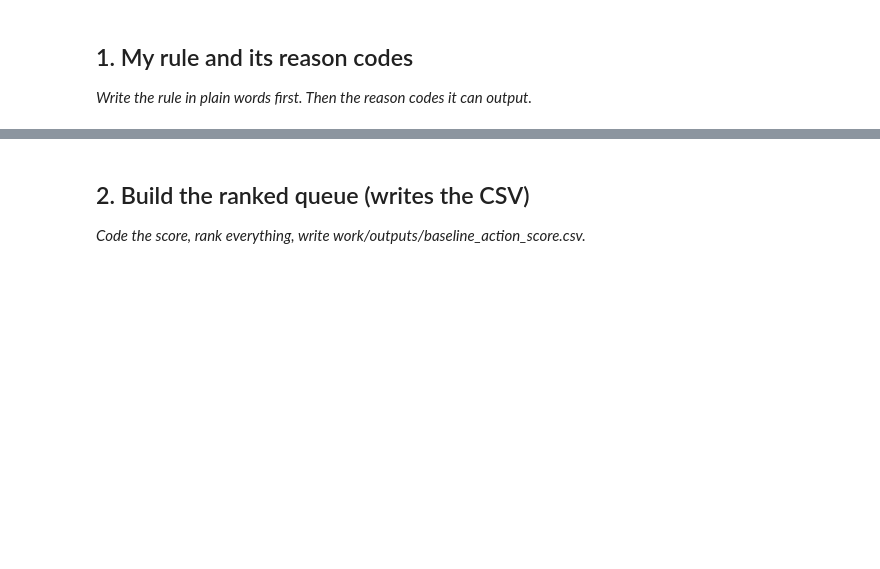
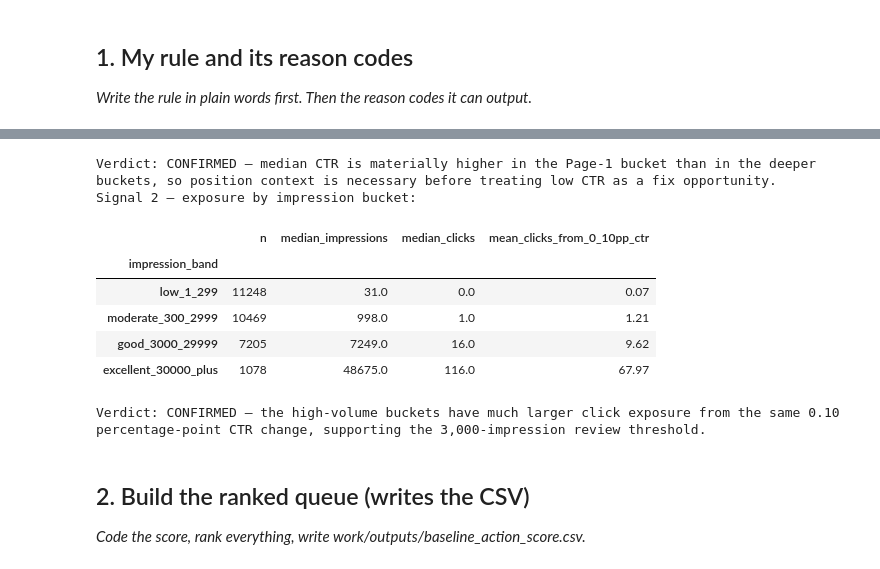
Before and after one commit to avi-dot-ai/FL-W, a Jupyter notebook: work/notebooks/w04_baseline_score.ipynb, the cells around one changed output, grey strips where cells are left out. Cells and saved outputs as stored; diff of their text form; code cells hidden in the pictures; blank space fills up the shorter version.

```diff
--- a/work/notebooks/w04_baseline_score.ipynb
+++ b/work/notebooks/w04_baseline_score.ipynb
@@ -15,0 +20,71 @@ This skeleton is yours to fill. Work the sections **in order** — each one has
+# %%
+from pathlib import Path
+import pandas as pd
+import numpy as np
+import json
+import os, sys, subprocess
+
+IN_COLAB = "google.colab" in sys.modules
+REPO_URL = "https://github.com/flyrank-bih/flyrank-ml-internship-starter"
+REPO_DIR = "flyrank-ml-internship-starter"
+
+if IN_COLAB:
+    if not os.path.isdir(REPO_DIR):
+        subprocess.run(["git", "clone", "--depth", "1", REPO_URL, REPO_DIR], check=True)
+    os.chdir(REPO_DIR)
+    subprocess.run([sys.executable, "-m", "pip", "install", "-q", "-r", "requirements.txt"], check=True)
+elif os.path.basename(os.getcwd()) == "notebooks":
+    os.chdir("..")
+
+# Define paths using Path objects, relative to the current working directory (REPO_DIR)
+DATA_PATH = Path('data/raw/content_refresh_anonymized.csv')
+OUTPUT_DIR = Path('work/outputs')
+OUTPUT_DIR.mkdir(parents=True, exist_ok=True)
+
+df = pd.read_csv(DATA_PATH)
+assert df['content_id'].is_unique
+print(f'Rows loaded: {len(df):,}; one row per pseudonymized content item.')
+
+# Signal 1 — real FlyRank CTR-fix logic: position provides the CTR context.
+position_source = df.loc[df['avg_position'].gt(0)].copy()  # zero means no position data
+position_source['position_band'] = pd.cut(
+    position_source['avg_position'],
+    bins=[0, 3, 10, 20, 50, np.inf],
+    labels=['top_3', 'page_1_4_10', 'striking_11_20', 'page_3_5', 'deep_50_plus'],
+    include_lowest=False,
+)
+ctr_by_position = (
+    position_source.groupby('position_band', observed=False)
+    .agg(
+        n=('ctr', 'size'),
+        median_ctr_pct=('ctr', 'median'),
+        low_ctr_at_or_below_0_30_pct=('ctr', lambda s: 100 * s.le(0.30).mean()),
+    )
+    .round(2)
+)
+print('Signal 1 — CTR by average-position bucket (flag-linked):')
+display(ctr_by_position)
+print('Verdict: CONFIRMED — median CTR is materially higher in the Page-1 bucket than in the deeper buckets, so position context is necessary before treating low CTR as a fix opportunity.')
+
+# Signal 2 — exposure: a 0.10 percentage-point CTR change has more operational weight at higher impression volume.
+volume_source = df.copy()
+volume_source['impression_band'] = pd.cut(
+    volume_source['impressions_90d'],
+    bins=[0, 299, 2_999, 29_999, np.inf],
+    labels=['low_1_299', 'moderate_300_2999', 'good_3000_29999', 'excellent_30000_plus'],
+    include_lowest=True,
+)
+volume_by_impressions = (
+    volume_source.groupby('impression_band', observed=False)
+    .agg(
+        n=('impressions_90d', 'size'),
+        median_impressions=('impressions_90d', 'median'),
+        median_clicks=('clicks_90d', 'median'),
+        mean_clicks_from_0_10pp_ctr=('impressions_90d', lambda s: (s * 0.001).mean()),
+    )
+    .round(2)
+)
+print('Signal 2 — exposure by impression bucket:')
+display(volume_by_impressions)
+print('Verdict: CONFIRMED — the high-volume buckets have much larger click exposure from the same 0.10 percentage-point CTR change, supporting the 3,000-impression review threshold.')
+# %% [output]
@@ -16,3 +100,12 @@ This skeleton is yours to fill. Work the sections **in order** — each one has
+Verdict: CONFIRMED — median CTR is materially higher in the Page-1 bucket than in the deeper buckets, so position context is necessary before treating low CTR as a fix opportunity.
+Signal 2 — exposure by impression bucket:
+|  | n | median_impressions | median_clicks | mean_clicks_from_0_10pp_ctr |
+| impression_band |  |  |  |  |
+| low_1_299 | 11248 | 31.0 | 0.0 | 0.07 |
+| moderate_300_2999 | 10469 | 998.0 | 1.0 | 1.21 |
+| good_3000_29999 | 7205 | 7249.0 | 16.0 | 9.62 |
+| excellent_30000_plus | 1078 | 48675.0 | 116.0 | 67.97 |
+Verdict: CONFIRMED — the high-volume buckets have much larger click exposure from the same 0.10 percentage-point CTR change, supporting the 3,000-impression review threshold.
 # %% [markdown]
 ## 2. Build the ranked queue (writes the CSV)
 
```
Also changed, not shown: parts of 16 cells of this notebook.
